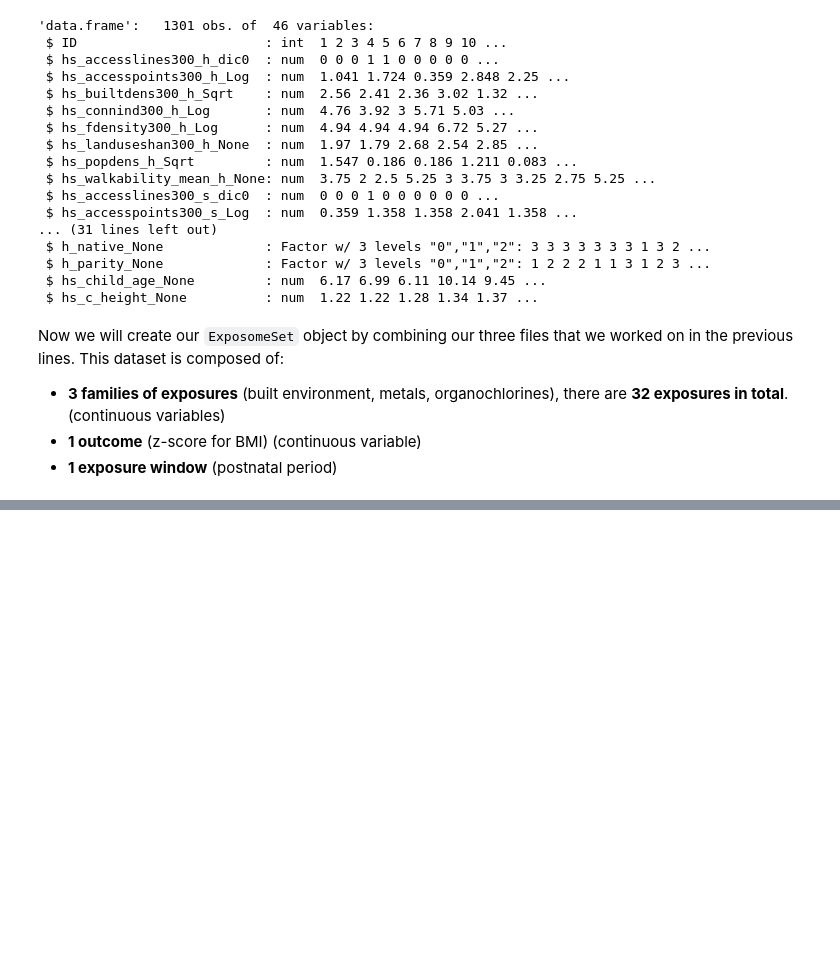
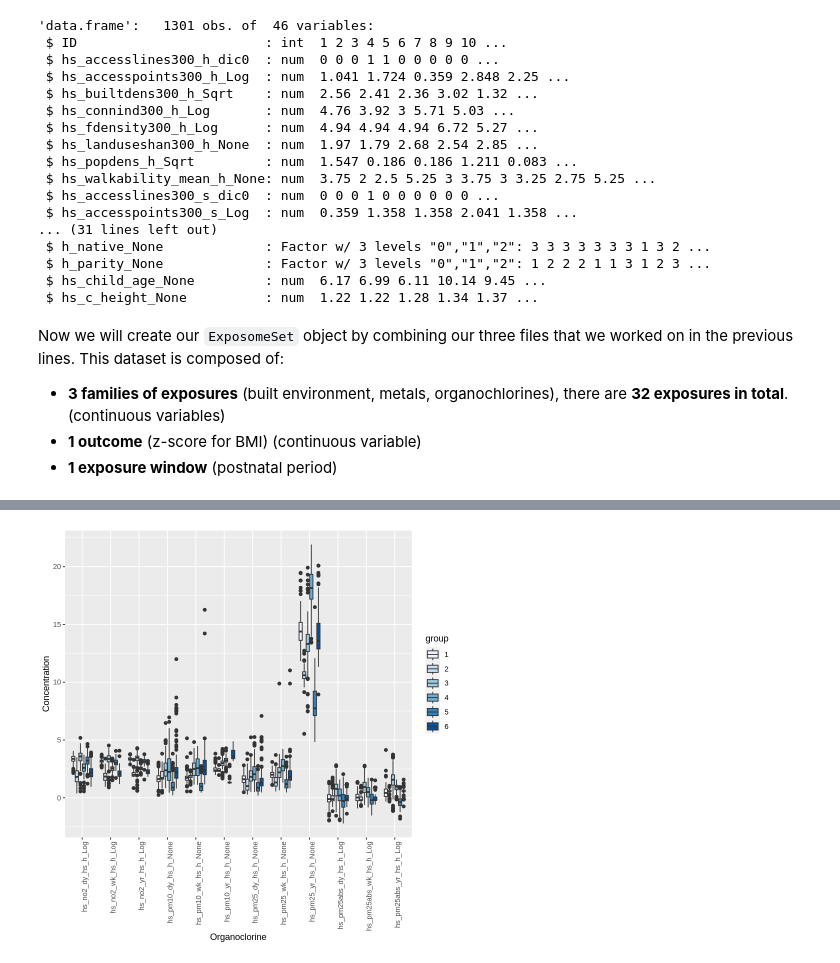
Before and after one commit to alldominguez/isee_young_rennes_ws1, a Jupyter notebook: ws1_isee_young_rennes_version1.ipynb, the cells around one changed output, grey strips where cells are left out. Saved outputs shown, nothing was run; the diff lists cells and outputs as text; code cells hidden in the pictures; blank space fills up the shorter version.

```diff
--- a/ws1_isee_young_rennes_version1.ipynb
+++ b/ws1_isee_young_rennes_version1.ipynb
@@ -381,0 +374,9 @@ exp <- rexposome::loadExposome(
+# %%
+# Air pollution levels per cohort
+rexposome::plotFamily(exp,
+                      family = "Air Pollution",
+                      group = "h_cohort") +
+                      xlab('Organoclorine') +
+                      ylab('Concentration')
+# %% [output]
+[figure, added]
```
Also changed, not shown: parts of 10 cells of this notebook.
